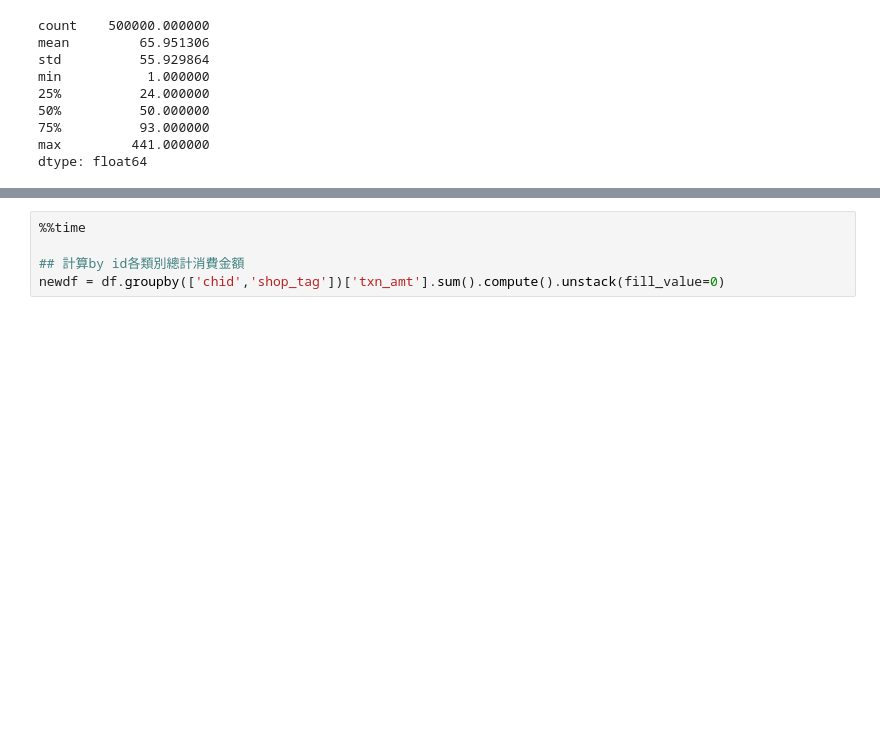
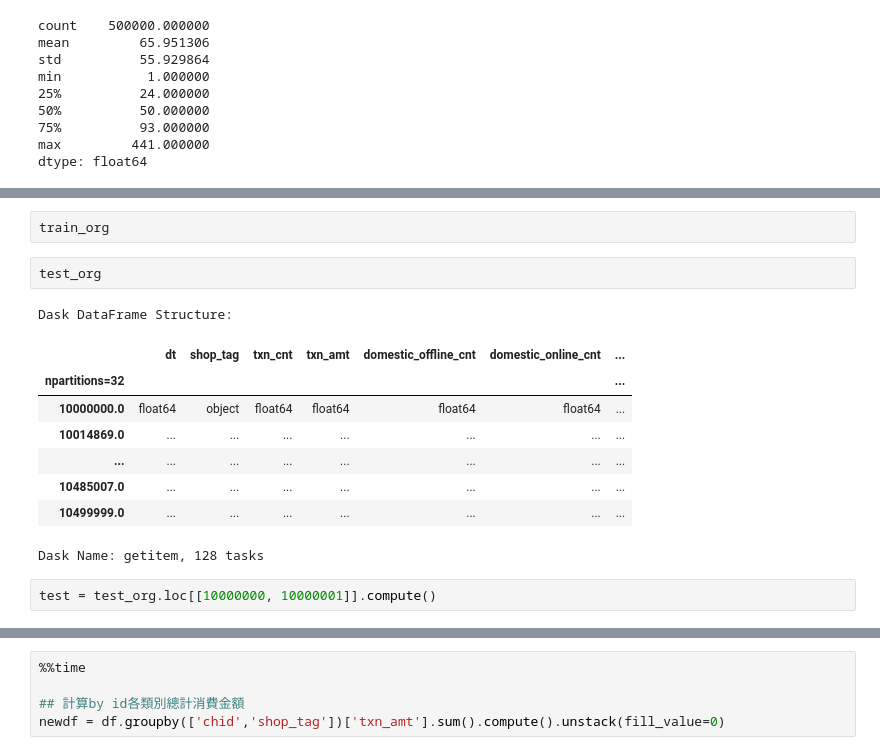
Before and after one commit to alexlautw9527/for_notebook, a Jupyter notebook: 玉山2021冬季賽推薦系統.ipynb, the cells around one changed output, grey strips where cells are left out. Cells and saved outputs as stored; diff of their text form; blank space fills up the shorter version.

```diff
--- a/玉山2021冬季賽推薦系統.ipynb
+++ b/玉山2021冬季賽推薦系統.ipynb
@@ -54,0 +104,16 @@ df.head()
+# %%
+train_org
+# %%
+test_org
+# %% [output]
+Dask DataFrame Structure:
+|  | dt | shop_tag | txn_cnt | txn_amt | domestic_offline_cnt | domestic_online_cnt | ... |
+| npartitions=32 |  |  |  |  |  |  | ... |
+| 10000000.0 | float64 | object | float64 | float64 | float64 | float64 | ... |
+| 10014869.0 | ... | ... | ... | ... | ... | ... | ... |
+| ... | ... | ... | ... | ... | ... | ... | ... |
+| 10485007.0 | ... | ... | ... | ... | ... | ... | ... |
+| 10499999.0 | ... | ... | ... | ... | ... | ... | ... |
+Dask Name: getitem, 128 tasks
+# %%
+test = test_org.loc[[10000000, 10000001]].compute()
```
Also changed, not shown: parts of 24 cells of this notebook.
